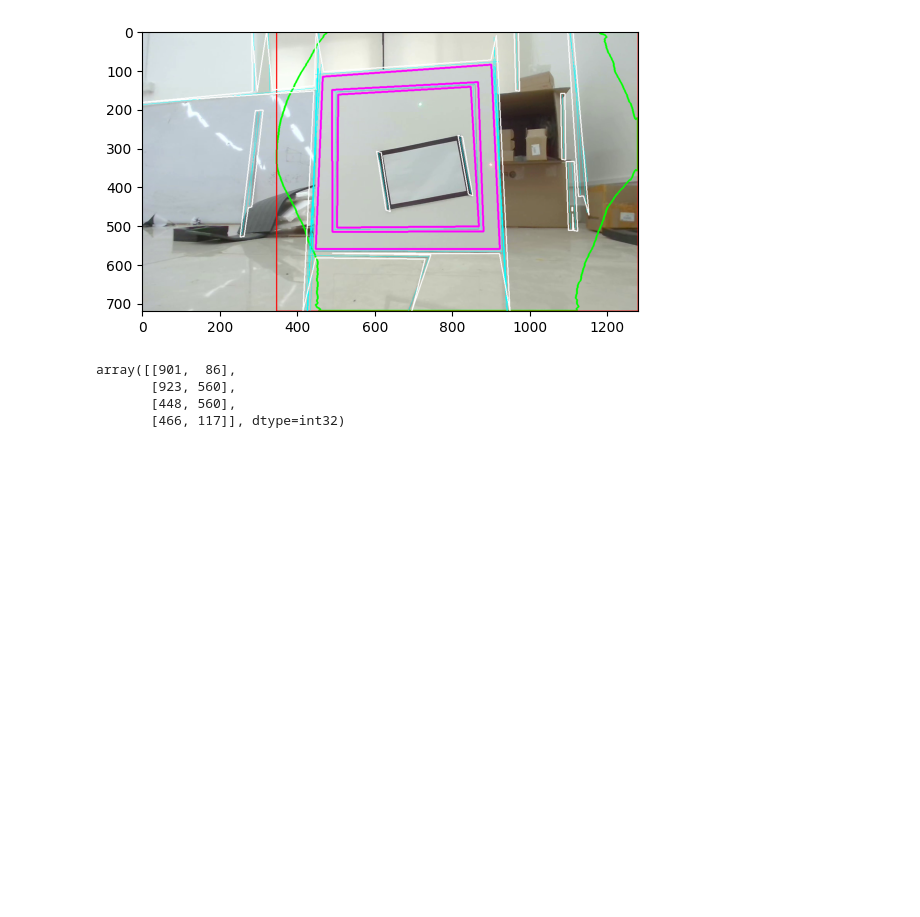
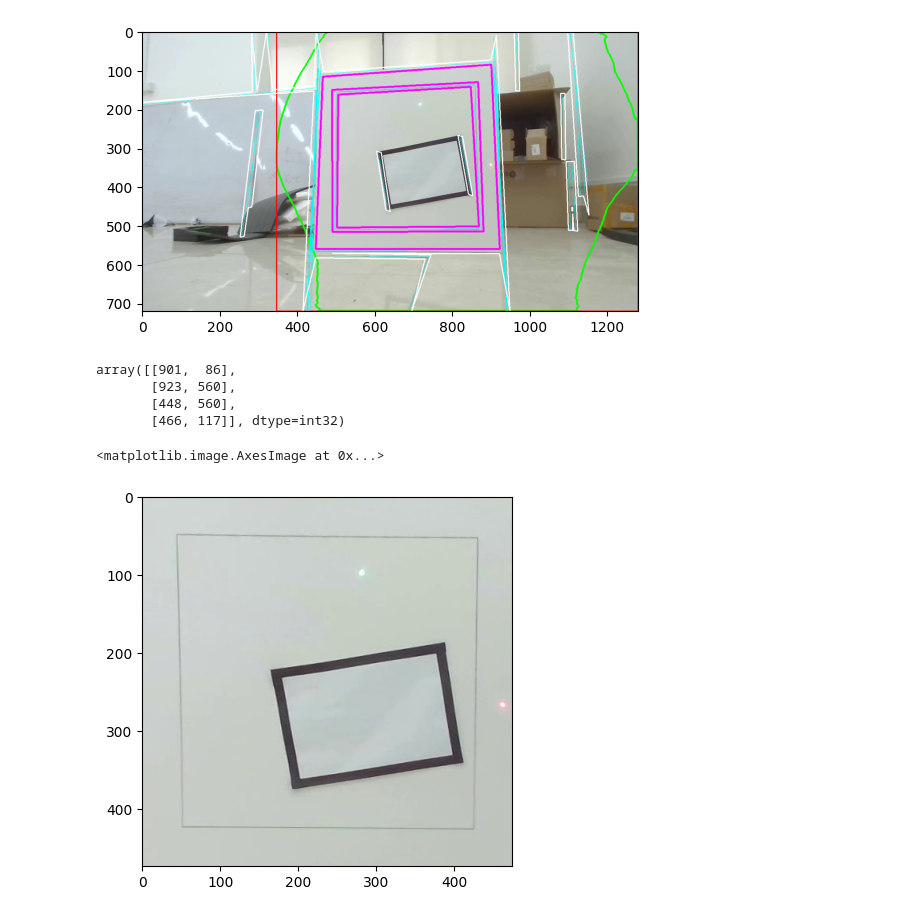
Before and after one commit to HQU-gxy/NUEDC_2023_E_snippet, a Jupyter notebook: depth.ipynb, the cells around one changed output. Drawn from its saved outputs; the diff is of its cells as text; code cells hidden in the pictures; blank space fills up the shorter version.

```diff
--- a/depth.ipynb
+++ b/depth.ipynb
@@ -204,17 +204,19 @@ area 208648.5
 # %%
 sorted_pbb = sorted(perspective_bb, key=lambda x: x[0], reverse=True)
 from imutils import perspective
 max_pbb = sorted_pbb[0][1]
 reshaped = max_pbb.reshape(4,2)
 display(reshaped)
-to_be_wraped = img.copy()
-wraped = perspective.four_point_transform(to_be_wraped, reshaped)
-plt.imshow(wraped)
+to_be_wrapped = img.copy()
+wrapped = perspective.four_point_transform(to_be_wrapped, reshaped)
+plt.imshow(wrapped)
 # %% [output]
 array([[901,  86],
        [923, 560],
        [448, 560],
        [466, 117]], dtype=int32)
+<matplotlib.image.AxesImage at 0x...>
+[figure, added]
 # %%
 is_save_video = False
 if is_save_video:
```
